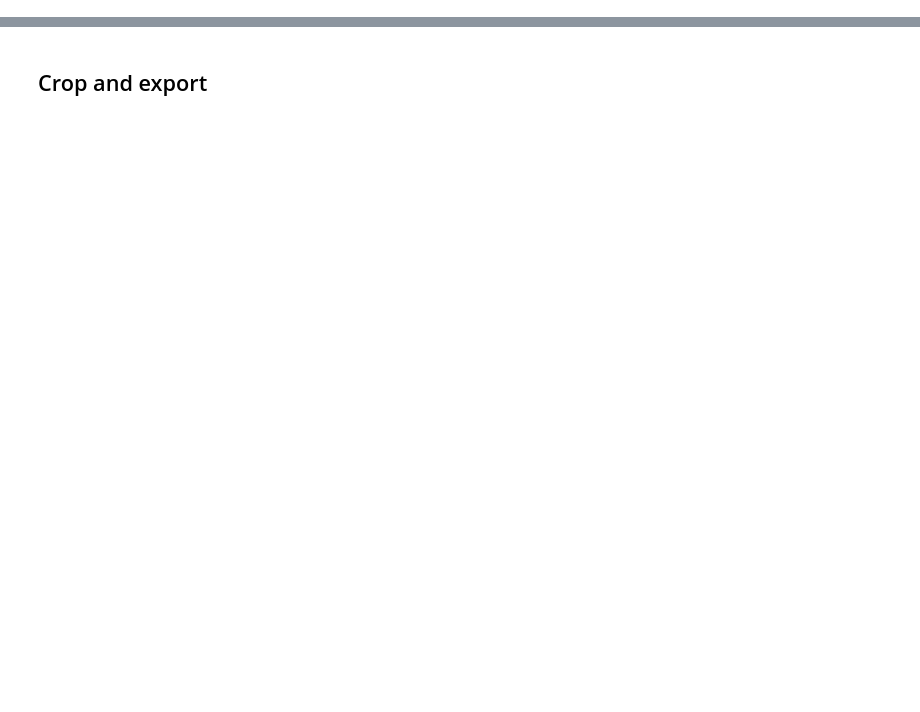
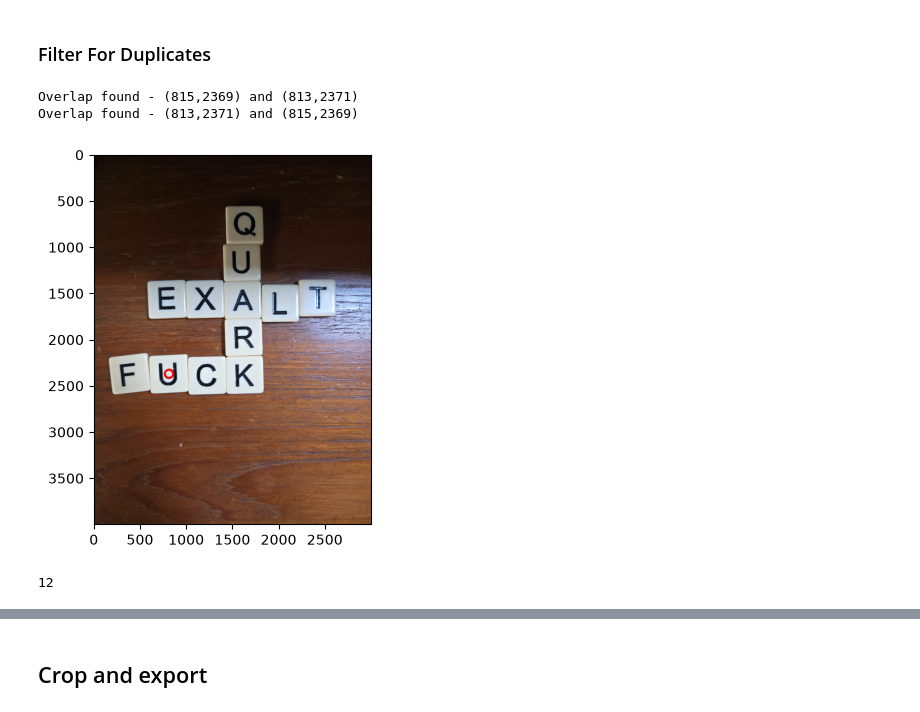
Before and after one commit to git-izzy/PeelBack, a Jupyter notebook: trainModel.ipynb, the cells around one changed output, grey strips where cells are left out. Saved outputs shown, nothing was run; the diff lists cells and outputs as text; code cells hidden in the pictures; blank space fills up the shorter version.

```diff
--- a/trainModel.ipynb
+++ b/trainModel.ipynb
@@ -46,0 +92,29 @@ plt.show()
+# %% [markdown]
+### Filter For Duplicates
+# %%
+from sklearn.neighbors import NearestNeighbors
+neigh = NearestNeighbors(n_neighbors=6, algorithm='ball_tree').fit(centers)
+indices = neigh.kneighbors(centers, return_distance=False)
+# %%
+avgTileLen = findNewAvgTileLen(boxes)
+
+duplicates=[]
+for neighbors in indices:
+    mainTile = centers[neighbors[0]]
+    for neighbor in neighbors[1:]:
+        diffX = mainTile[0] - centers[neighbor][0]
+        diffY = mainTile[1] - centers[neighbor][1]
+        if ( abs(diffX) < avgTileLen/2 and abs(diffY) < avgTileLen/2 ):
+            print(f'Overlap found - ({mainTile[0]},{mainTile[1]}) and ({centers[neighbor][0]},{centers[neighbor][1]}) ')
+            if(neighbors[0] not in duplicates):
+                duplicates.append(neighbor)
+
+boxes=np.delete(boxes,duplicates,axis=0)
+centers = np.delete(centers,duplicates, axis=0)
+
+len(centers)
+# %% [output]
+Overlap found - (815,2369) and (813,2371)
+Overlap found - (813,2371) and (815,2369)
+[figure, added]
+12
```
Also changed, not shown: parts of 18 cells of this notebook, 11 other files.
